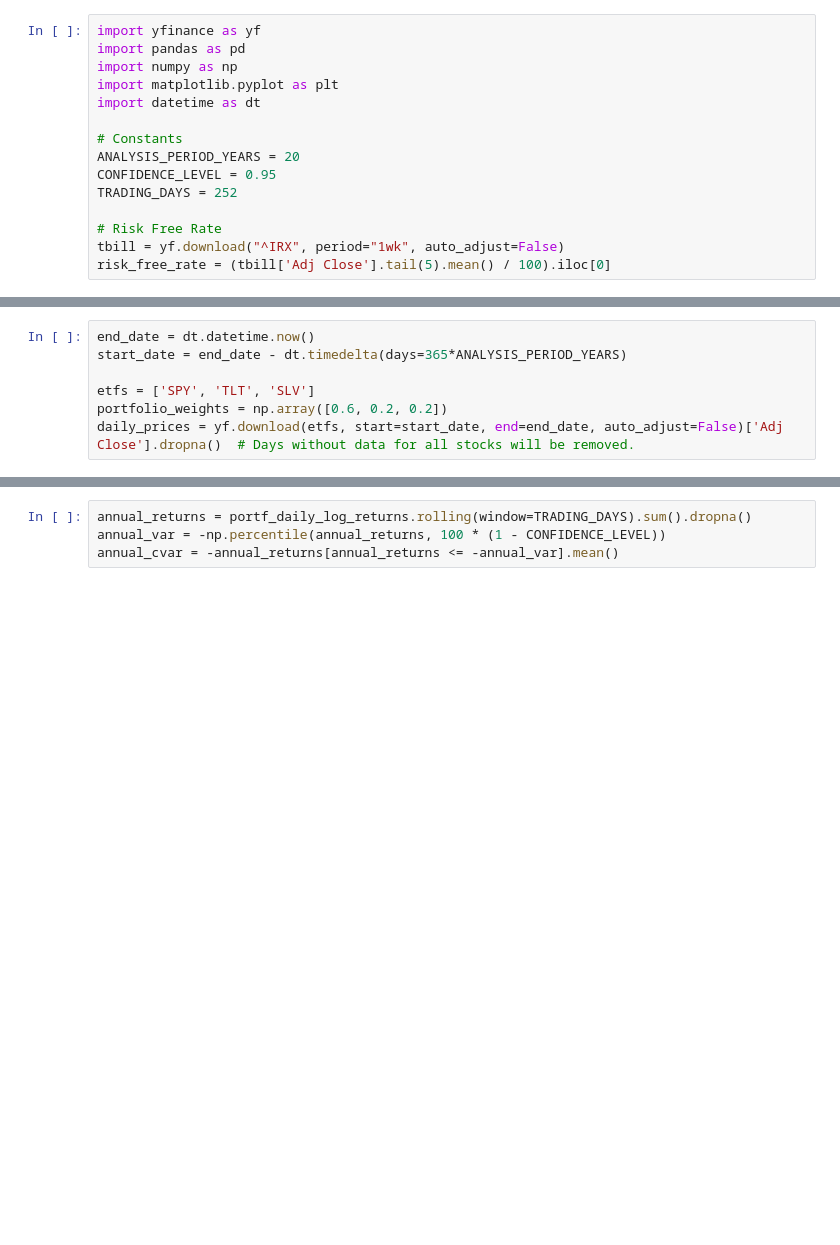
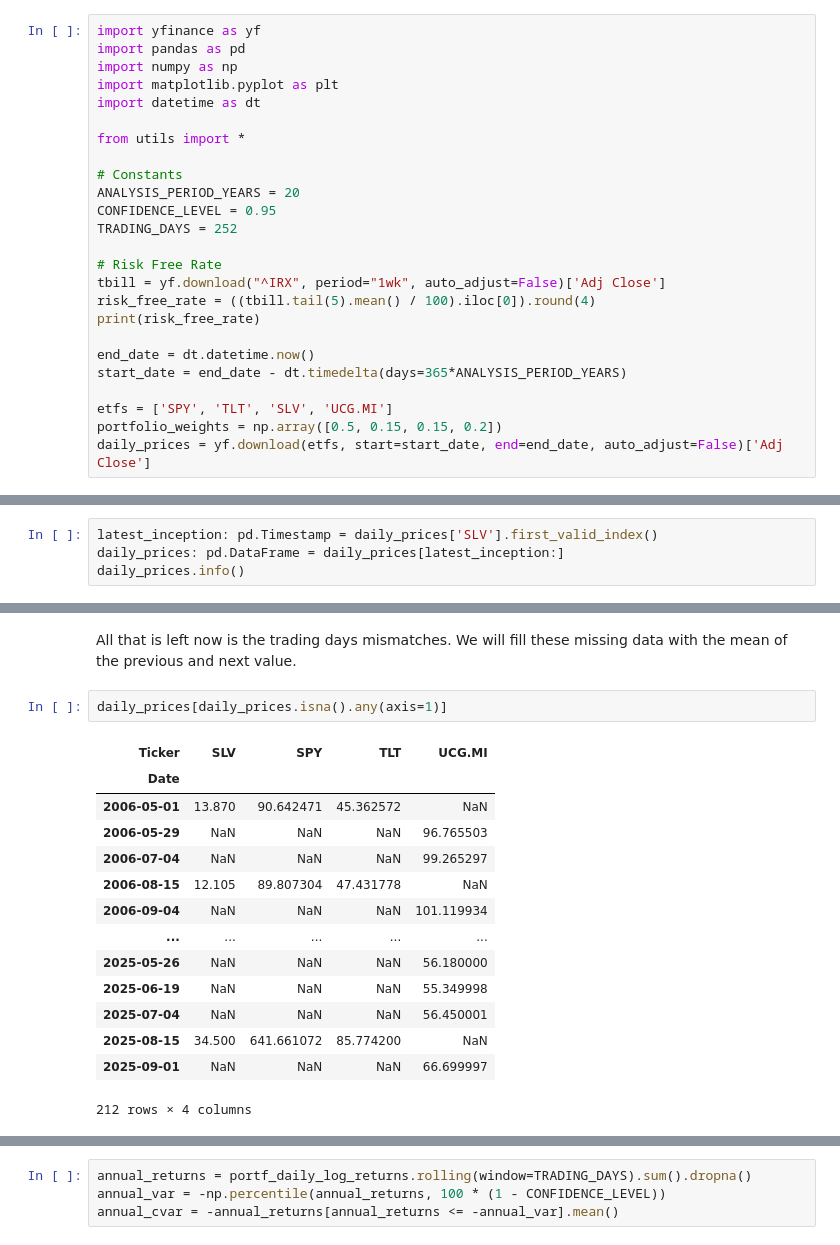
Before and after one commit to Geokaragiann/portfolio-evaluation, a Jupyter notebook: src/main.ipynb, the cells around one changed output, grey strips where cells are left out. Drawn from its saved outputs; the diff is of its cells as text; blank space fills up the shorter version.

```diff
--- a/src/main.ipynb
+++ b/src/main.ipynb
@@ -5,12 +7,22 @@ import numpy as np
 import matplotlib.pyplot as plt
 import datetime as dt
 
+from utils import *
+
 # Constants
 ANALYSIS_PERIOD_YEARS = 20
 CONFIDENCE_LEVEL = 0.95
 TRADING_DAYS = 252
 
 # Risk Free Rate
-tbill = yf.download("^IRX", period="1wk", auto_adjust=False)
-risk_free_rate = (tbill['Adj Close'].tail(5).mean() / 100).iloc[0]
+tbill = yf.download("^IRX", period="1wk", auto_adjust=False)['Adj Close']
+risk_free_rate = ((tbill.tail(5).mean() / 100).iloc[0]).round(4)
+print(risk_free_rate)
+
+end_date = dt.datetime.now()
+start_date = end_date - dt.timedelta(days=365*ANALYSIS_PERIOD_YEARS)
+
+etfs = ['SPY', 'TLT', 'SLV', 'UCG.MI']
+portfolio_weights = np.array([0.5, 0.15, 0.15, 0.2])
+daily_prices = yf.download(etfs, start=start_date, end=end_date, auto_adjust=False)['Adj Close']
 # %% [output]
@@ -18,7 +29,0 @@ risk_free_rate = (tbill['Adj Close'].tail(5).mean() / 100).iloc[0]
-# %%
-end_date = dt.datetime.now()
-start_date = end_date - dt.timedelta(days=365*ANALYSIS_PERIOD_YEARS)
-
-etfs = ['SPY', 'TLT', 'SLV']
-portfolio_weights = np.array([0.6, 0.2, 0.2])
-daily_prices = yf.download(etfs, start=start_date, end=end_date, auto_adjust=False)['Adj Close'].dropna()  # Days without data for all stocks will be removed.
@@ -34,0 +60,4 @@ portf_daily_log_returns = daily_log_returns @ portfolio_weights
+# %%
+latest_inception: pd.Timestamp = daily_prices['SLV'].first_valid_index()
+daily_prices: pd.DataFrame = daily_prices[latest_inception:]
+daily_prices.info()
@@ -34,0 +76,19 @@ portf_daily_log_returns = daily_log_returns @ portfolio_weights
+# %% [markdown]
+All that is left now is the trading days mismatches. We will fill these missing data with the mean of the previous and next value.
+# %%
+daily_prices[daily_prices.isna().any(axis=1)]
+# %% [output]
+| Ticker | SLV | SPY | TLT | UCG.MI |
+| Date |  |  |  |  |
+| 2006-05-01 | 13.870 | 90.642471 | 45.362572 | NaN |
+| 2006-05-29 | NaN | NaN | NaN | 96.765503 |
+| 2006-07-04 | NaN | NaN | NaN | 99.265297 |
+| 2006-08-15 | 12.105 | 89.807304 | 47.431778 | NaN |
+| 2006-09-04 | NaN | NaN | NaN | 101.119934 |
+| ... | ... | ... | ... | ... |
+| 2025-05-26 | NaN | NaN | NaN | 56.180000 |
+| 2025-06-19 | NaN | NaN | NaN | 55.349998 |
+| 2025-07-04 | NaN | NaN | NaN | 56.450001 |
+| 2025-08-15 | 34.500 | 641.661072 | 85.774200 | NaN |
+| 2025-09-01 | NaN | NaN | NaN | 66.699997 |
+212 rows × 4 columns
```
Also changed, not shown: parts of 15 cells of this notebook, 1 other file.
